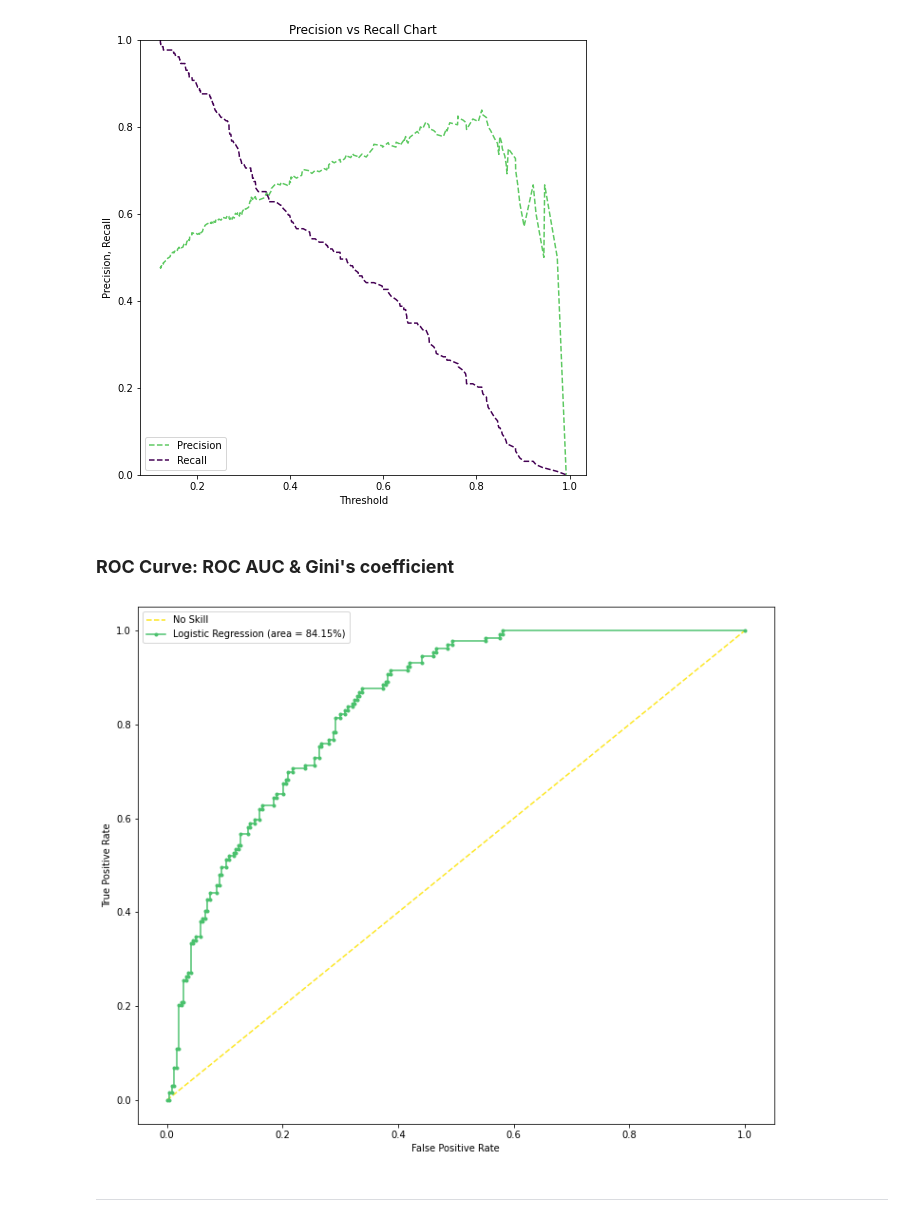
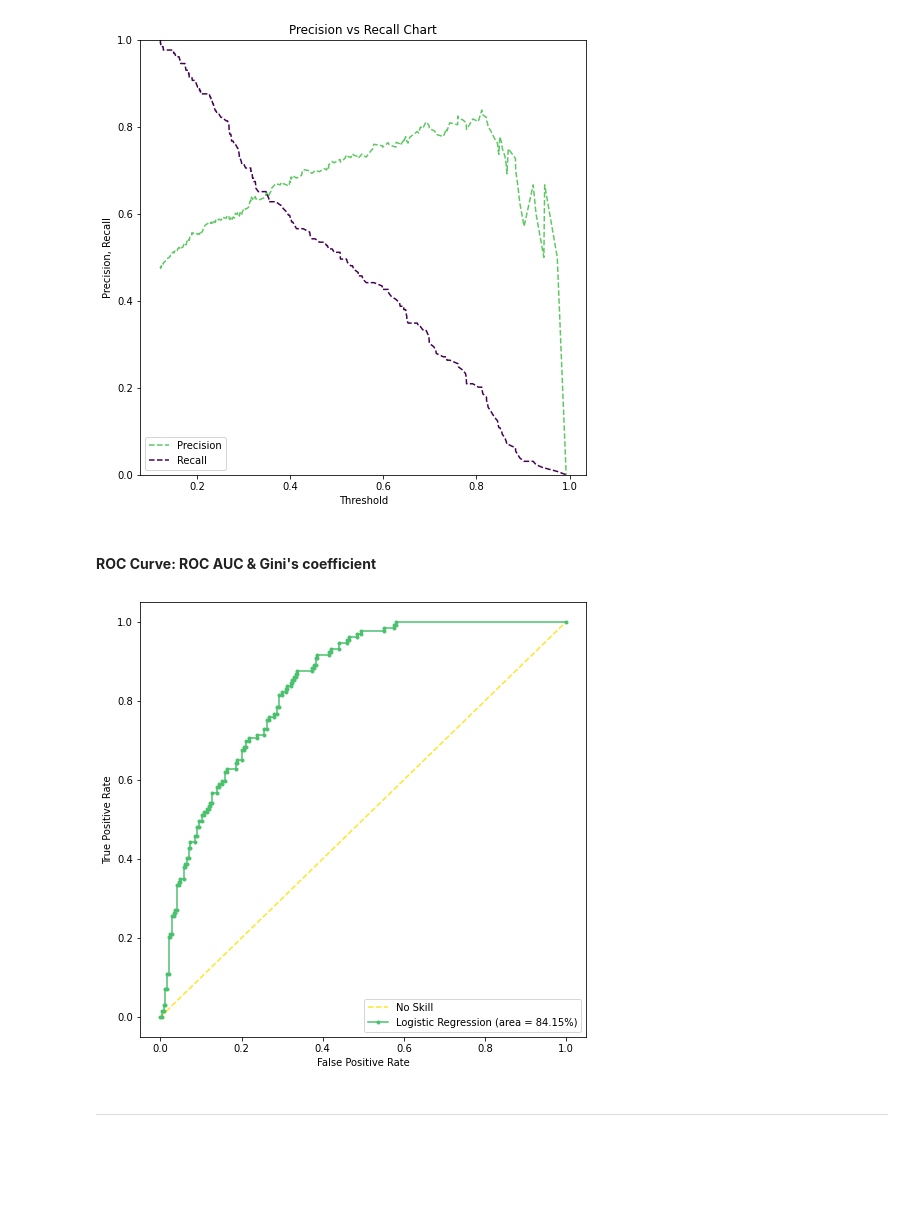
Before and after one commit to samuel-haddad/LogitReview, a Jupyter notebook: logit_model_review.ipynb, the cells around one changed output. Drawn from its saved outputs; the diff is of its cells as text; code cells hidden in the pictures; blank space fills up the shorter version.

```diff
--- a/logit_model_review.ipynb
+++ b/logit_model_review.ipynb
@@ -366,28 +346,29 @@ plt.ylim([0,1]);
 # %% [output]
 [figure]
 # %% [markdown]
-### **ROC Curve: ROC AUC & Gini's coefficient**
+#### **ROC Curve: ROC AUC & Gini's coefficient**
 # %%
+from sklearn.metrics import roc_curve
 from numpy import sqrt
 from numpy import argmax
 
 # calculate roc curves
 fpr, tpr, thresholds = roc_curve(y_test, yhat)
 
 # plot the roc curve for the model
-plt.figure(figsize=(12, 10))
+plt.figure(figsize=(8, 8))
 plt.plot([0,1], [0,1], linestyle='--', label='No Skill', color='#fde725')
 plt.plot(fpr, tpr,  color='#4ac16d', marker='.', label='Logistic Regression (area = {}%)'.format((roc_auc_score(y_test, logreg.predict_proba(X_test)[:,1])*100).round(2)))
 
 # axis labels
 plt.xlabel('False Positive Rate')
 plt.ylabel('True Positive Rate')
 plt.legend()
 
 # show the plot
 plt.show()
 # %% [output]
-[figure, old version]
+[figure, new version]
 # %% [markdown]
 ---
 # %% [markdown]
```
Also changed, not shown: parts of 44 cells of this notebook.
